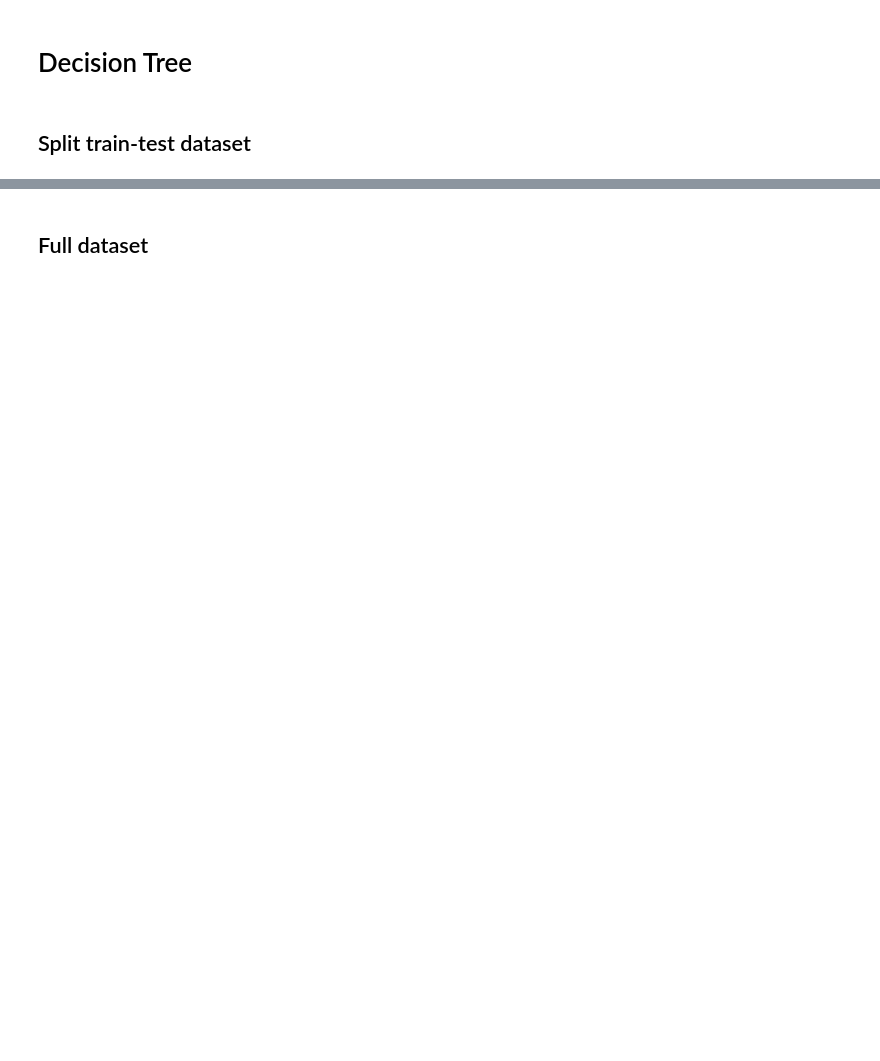
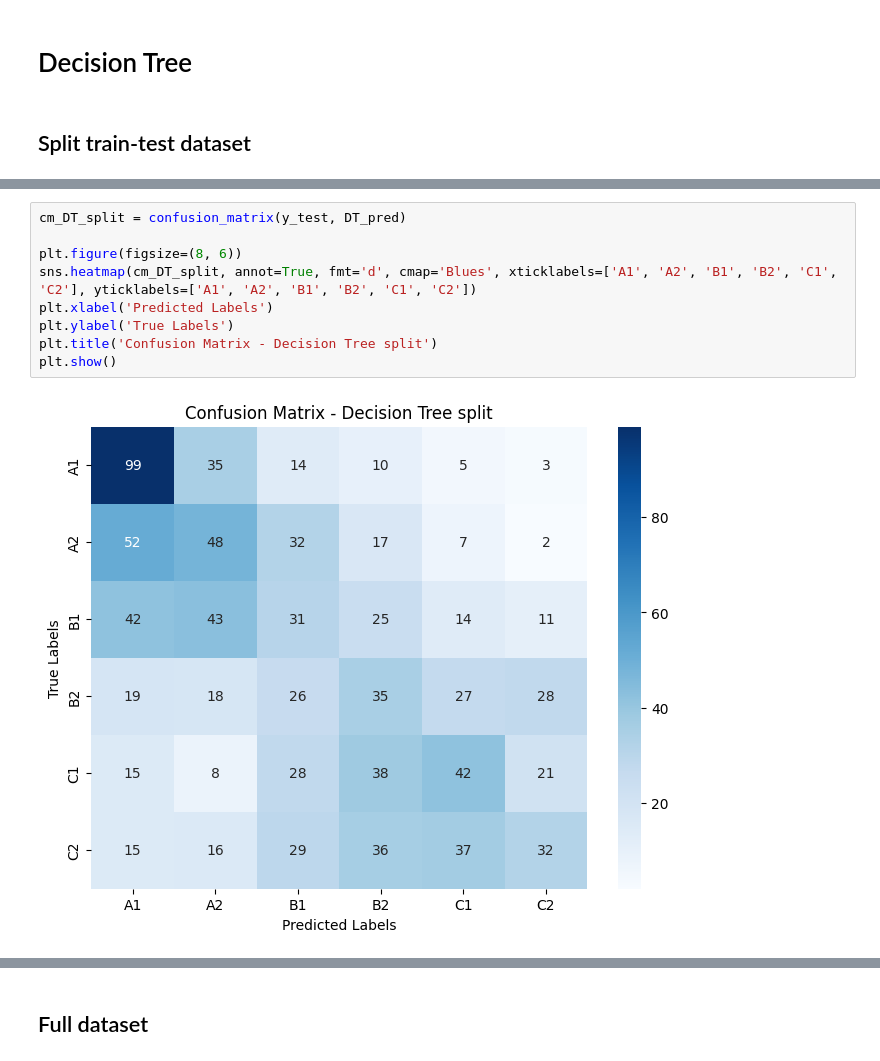
Before and after one commit to RebeccaKessler/Machine_Learning, a Jupyter notebook: Codes/Code_2.ipynb, the cells around one changed output, grey strips where cells are left out. Saved outputs shown, nothing was run; the diff lists cells and outputs as text; blank space fills up the shorter version.

```diff
--- a/Codes/Code_2.ipynb
+++ b/Codes/Code_2.ipynb
@@ -363,0 +397,11 @@ df_pred_DT
+# %%
+cm_DT_split = confusion_matrix(y_test, DT_pred)
+
+plt.figure(figsize=(8, 6))
+sns.heatmap(cm_DT_split, annot=True, fmt='d', cmap='Blues', xticklabels=['A1', 'A2', 'B1', 'B2', 'C1', 'C2'], yticklabels=['A1', 'A2', 'B1', 'B2', 'C1', 'C2'])
+plt.xlabel('Predicted Labels')
+plt.ylabel('True Labels')
+plt.title('Confusion Matrix - Decision Tree split')
+plt.show()
+# %% [output]
+[figure, added]
```
Also changed, not shown: parts of 14 cells of this notebook.
